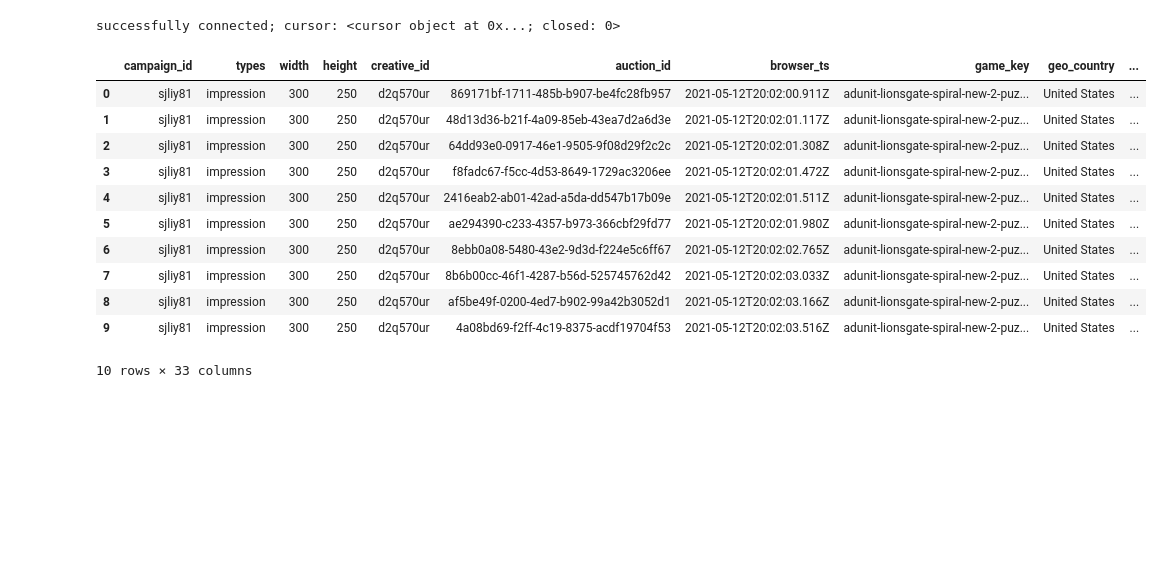
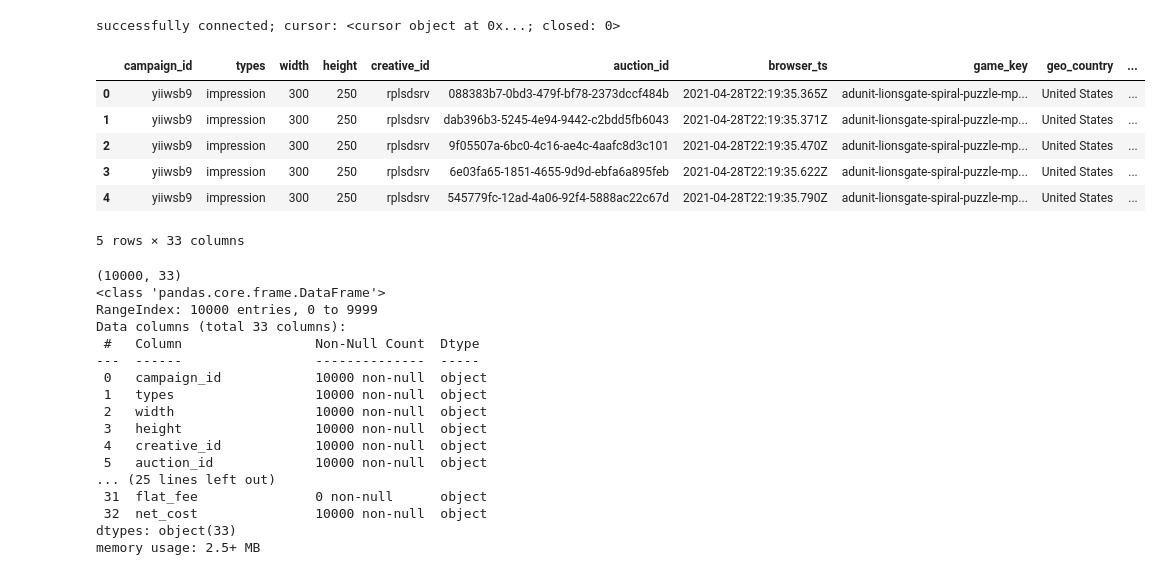
Before and after one commit to benbel376/end-to-end-ad-unit-data-MLOps-project, a Jupyter notebook: notebooks/EDA.ipynb, the cells around one changed output. Drawn from its saved outputs; the diff is of its cells as text; code cells hidden in the pictures; blank space fills up the shorter version.

```diff
--- a/notebooks/EDA.ipynb
+++ b/notebooks/EDA.ipynb
@@ -21,17 +24,35 @@ connection, cursor = man.connect_to_server(host="localhost", port=5432, user="wa
 successfully connected; cursor: <cursor object at 0x...; closed: 0>
 # %%
 # fetching data
-man.fetch_data(conn=connection, limit=10)
+data = man.fetch_data(conn=connection, limit=10000)
+data.head(5)
 # %% [output]
 |  | campaign_id | types | width | height | creative_id | auction_id | browser_ts | game_key | geo_country | ... |
-| 0 | sjliy81 | impression | 300 | 250 | d2q570ur | 869171bf-1711-485b-b907-be4fc28fb957 | 2021-05-12T20:02:00.911Z | adunit-lionsgate-spiral-new-2-puz... | United States | ... |
-| 1 | sjliy81 | impression | 300 | 250 | d2q570ur | 48d13d36-b21f-4a09-85eb-43ea7d2a6d3e | 2021-05-12T20:02:01.117Z | adunit-lionsgate-spiral-new-2-puz... | United States | ... |
-| 2 | sjliy81 | impression | 300 | 250 | d2q570ur | 64dd93e0-0917-46e1-9505-9f08d29f2c2c | 2021-05-12T20:02:01.308Z | adunit-lionsgate-spiral-new-2-puz... | United States | ... |
-| 3 | sjliy81 | impression | 300 | 250 | d2q570ur | f8fadc67-f5cc-4d53-8649-1729ac3206ee | 2021-05-12T20:02:01.472Z | adunit-lionsgate-spiral-new-2-puz... | United States | ... |
-| 4 | sjliy81 | impression | 300 | 250 | d2q570ur | 2416eab2-ab01-42ad-a5da-dd547b17b09e | 2021-05-12T20:02:01.511Z | adunit-lionsgate-spiral-new-2-puz... | United States | ... |
-| 5 | sjliy81 | impression | 300 | 250 | d2q570ur | ae294390-c233-4357-b973-366cbf29fd77 | 2021-05-12T20:02:01.980Z | adunit-lionsgate-spiral-new-2-puz... | United States | ... |
-| 6 | sjliy81 | impression | 300 | 250 | d2q570ur | 8ebb0a08-5480-43e2-9d3d-f224e5c6ff67 | 2021-05-12T20:02:02.765Z | adunit-lionsgate-spiral-new-2-puz... | United States | ... |
-| 7 | sjliy81 | impression | 300 | 250 | d2q570ur | 8b6b00cc-46f1-4287-b56d-525745762d42 | 2021-05-12T20:02:03.033Z | adunit-lionsgate-spiral-new-2-puz... | United States | ... |
-| 8 | sjliy81 | impression | 300 | 250 | d2q570ur | af5be49f-0200-4ed7-b902-99a42b3052d1 | 2021-05-12T20:02:03.166Z | adunit-lionsgate-spiral-new-2-puz... | United States | ... |
-| 9 | sjliy81 | impression | 300 | 250 | d2q570ur | 4a08bd69-f2ff-4c19-8375-acdf19704f53 | 2021-05-12T20:02:03.516Z | adunit-lionsgate-spiral-new-2-puz... | United States | ... |
+| 0 | yiiwsb9 | impression | 300 | 250 | rplsdsrv | 088383b7-0bd3-479f-bf78-2373dccf484b | 2021-04-28T22:19:35.365Z | adunit-lionsgate-spiral-puzzle-mp... | United States | ... |
+| 1 | yiiwsb9 | impression | 300 | 250 | rplsdsrv | dab396b3-5245-4e94-9442-c2bdd5fb6043 | 2021-04-28T22:19:35.371Z | adunit-lionsgate-spiral-puzzle-mp... | United States | ... |
+| 2 | yiiwsb9 | impression | 300 | 250 | rplsdsrv | 9f05507a-6bc0-4c16-ae4c-4aafc8d3c101 | 2021-04-28T22:19:35.470Z | adunit-lionsgate-spiral-puzzle-mp... | United States | ... |
+| 3 | yiiwsb9 | impression | 300 | 250 | rplsdsrv | 6e03fa65-1851-4655-9d9d-ebfa6a895feb | 2021-04-28T22:19:35.622Z | adunit-lionsgate-spiral-puzzle-mp... | United States | ... |
+| 4 | yiiwsb9 | impression | 300 | 250 | rplsdsrv | 545779fc-12ad-4a06-92f4-5888ac22c67d | 2021-04-28T22:19:35.790Z | adunit-lionsgate-spiral-puzzle-mp... | United States | ... |
-10 rows × 33 columns
+5 rows × 33 columns
+# %%
+# checking data
+print(data.shape)
+data.info()
+# %% [output]
+(10000, 33)
+<class 'pandas.core.frame.DataFrame'>
+RangeIndex: 10000 entries, 0 to 9999
+Data columns (total 33 columns):
+ #   Column                 Non-Null Count  Dtype
+---  ------                 --------------  -----
+ 0   campaign_id            10000 non-null  object
+ 1   types                  10000 non-null  object
+ 2   width                  10000 non-null  object
+ 3   height                 10000 non-null  object
+ 4   creative_id            10000 non-null  object
+ 5   auction_id             10000 non-null  object
+... (25 lines left out)
+ 31  flat_fee               0 non-null      object
+ 32  net_cost               10000 non-null  object
+dtypes: object(33)
+memory usage: 2.5+ MB
```
Also changed, not shown: parts of 9 cells of this notebook, 4 other files.
